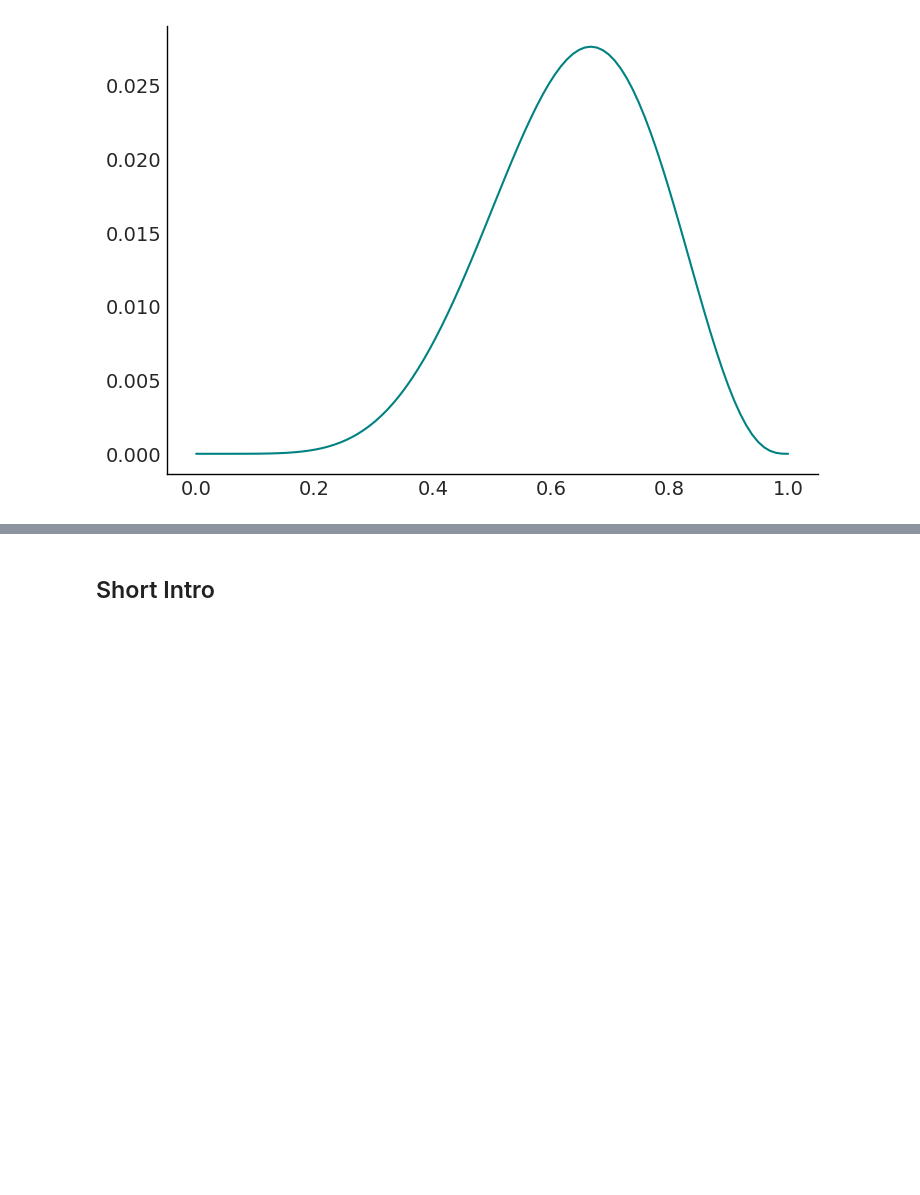
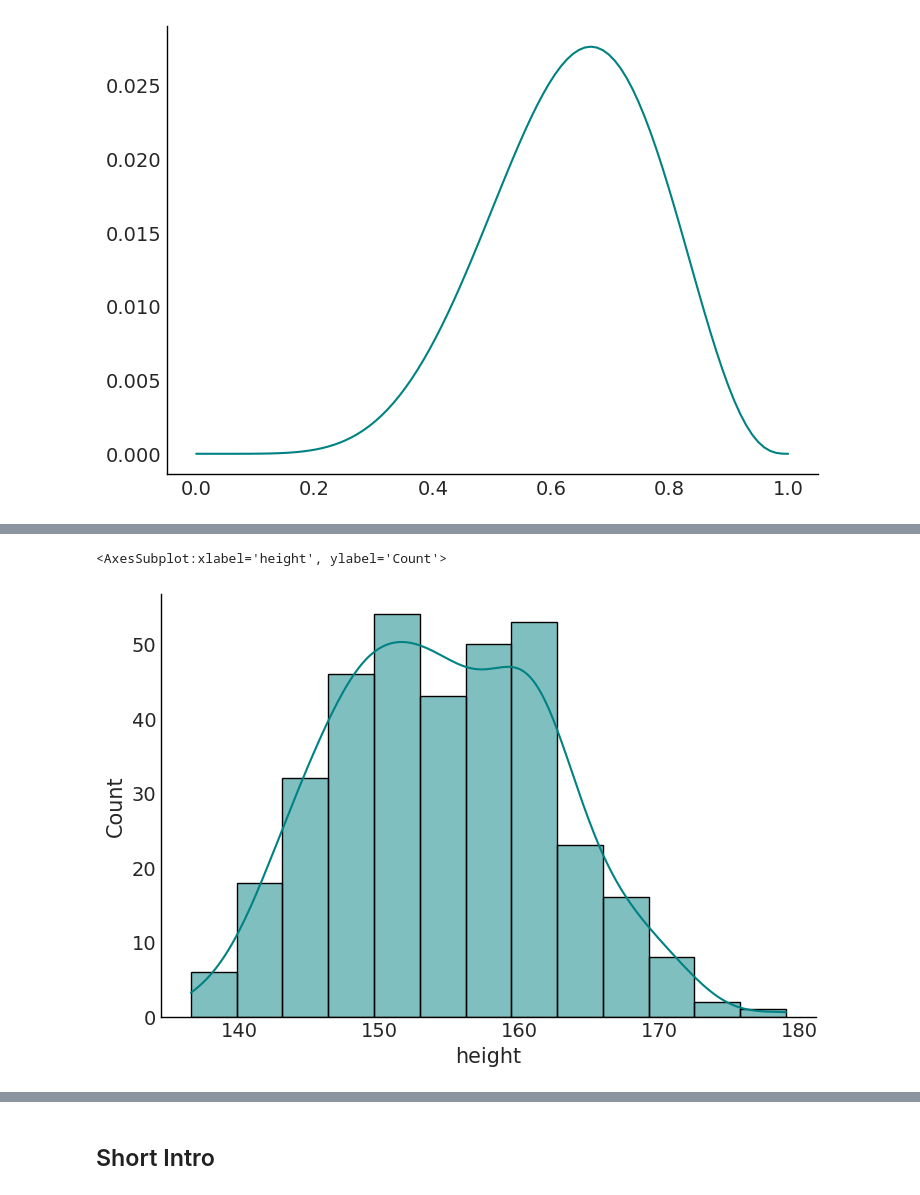
Before and after one commit to zsfrbkv/statrethink-course-numpyro-2019, a Jupyter notebook: statrethink_numpyro_w02.ipynb, the cells around one changed output, grey strips where cells are left out. Cells and saved outputs as stored; diff of their text form; code cells hidden in the pictures; blank space fills up the shorter version.

```diff
--- a/statrethink_numpyro_w02.ipynb
+++ b/statrethink_numpyro_w02.ipynb
@@ -140,0 +143,3 @@ FutureWarning: use_inf_as_na option is deprecated and will be removed in a futur
+# %%
+d = pd.read_csv('data/Howell1.csv', sep=';')
+d.head()
@@ -140,0 +169,3 @@ FutureWarning: use_inf_as_na option is deprecated and will be removed in a futur
+# %%
+d2 = d.loc[d['age'] >= 18,]
+d2.head()
@@ -140,0 +179,5 @@ FutureWarning: use_inf_as_na option is deprecated and will be removed in a futur
+# %%
+sns.histplot(d2.height, kde=True)
+# %% [output]
+<AxesSubplot:xlabel='height', ylabel='Count'>
+[figure, added]
```
Also changed, not shown: parts of 14 cells of this notebook.
